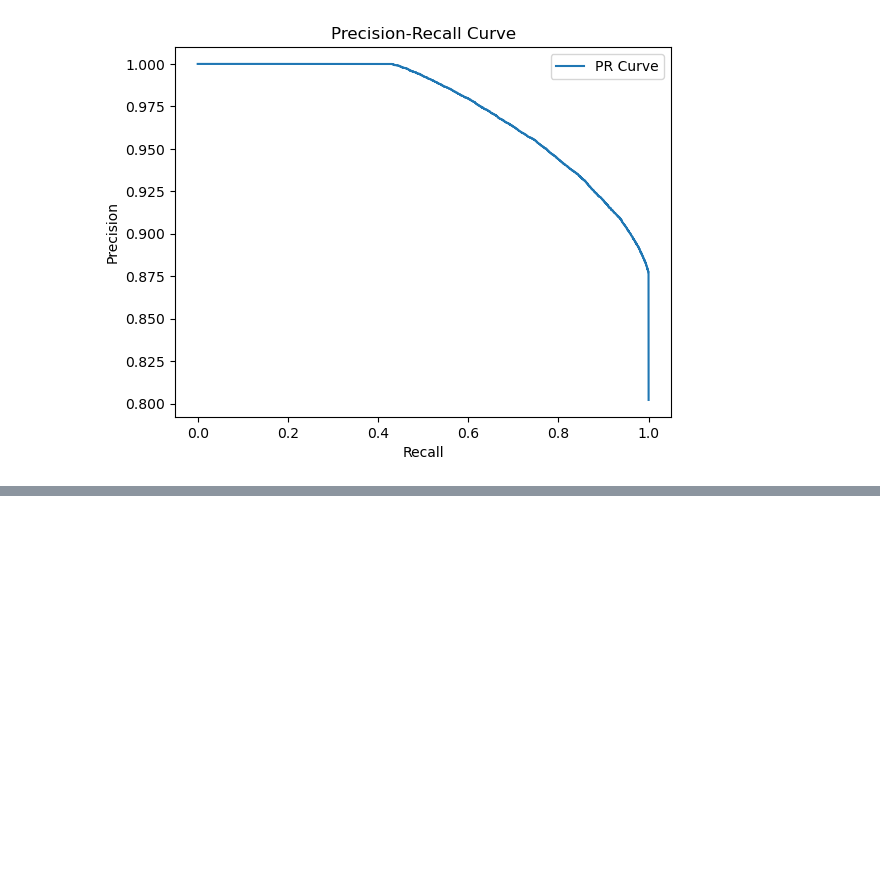
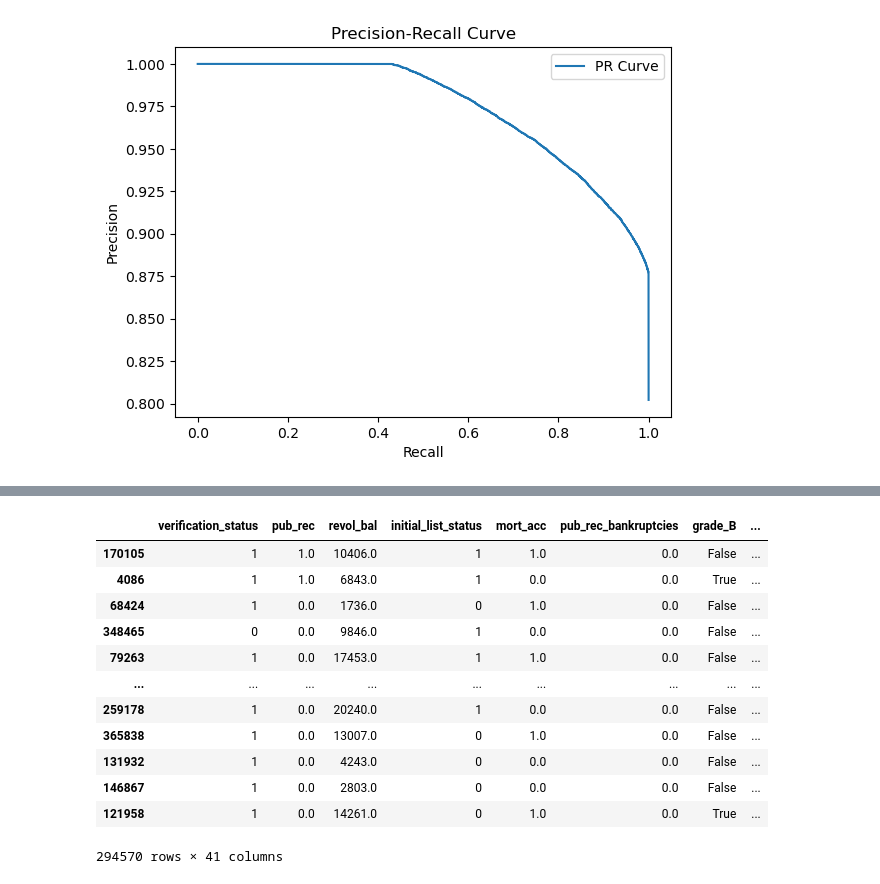
Before and after one commit to sayed-ashfaq/Loantap_logistic_regression, a Jupyter notebook: Loantap_EDA.ipynb, the cells around one changed output, grey strips where cells are left out. Cells and saved outputs as stored; diff of their text form; code cells hidden in the pictures; blank space fills up the shorter version.

```diff
--- a/Loantap_EDA.ipynb
+++ b/Loantap_EDA.ipynb
@@ -1578,0 +1661,16 @@ plt.show()
+# %%
+x_train_vif
+# %% [output]
+|  | verification_status | pub_rec | revol_bal | initial_list_status | mort_acc | pub_rec_bankruptcies | grade_B | ... |
+| 170105 | 1 | 1.0 | 10406.0 | 1 | 1.0 | 0.0 | False | ... |
+| 4086 | 1 | 1.0 | 6843.0 | 1 | 0.0 | 0.0 | True | ... |
+| 68424 | 1 | 0.0 | 1736.0 | 0 | 1.0 | 0.0 | False | ... |
+| 348465 | 0 | 0.0 | 9846.0 | 1 | 0.0 | 0.0 | False | ... |
+| 79263 | 1 | 0.0 | 17453.0 | 1 | 1.0 | 0.0 | False | ... |
+| ... | ... | ... | ... | ... | ... | ... | ... | ... |
+| 259178 | 1 | 0.0 | 20240.0 | 1 | 0.0 | 0.0 | False | ... |
+| 365838 | 1 | 0.0 | 13007.0 | 0 | 1.0 | 0.0 | False | ... |
+| 131932 | 1 | 0.0 | 4243.0 | 0 | 0.0 | 0.0 | False | ... |
+| 146867 | 1 | 0.0 | 2803.0 | 0 | 0.0 | 0.0 | False | ... |
+| 121958 | 1 | 0.0 | 14261.0 | 0 | 1.0 | 0.0 | True | ... |
+294570 rows × 41 columns
```
Also changed, not shown: parts of 32 cells of this notebook, 1 other file.
